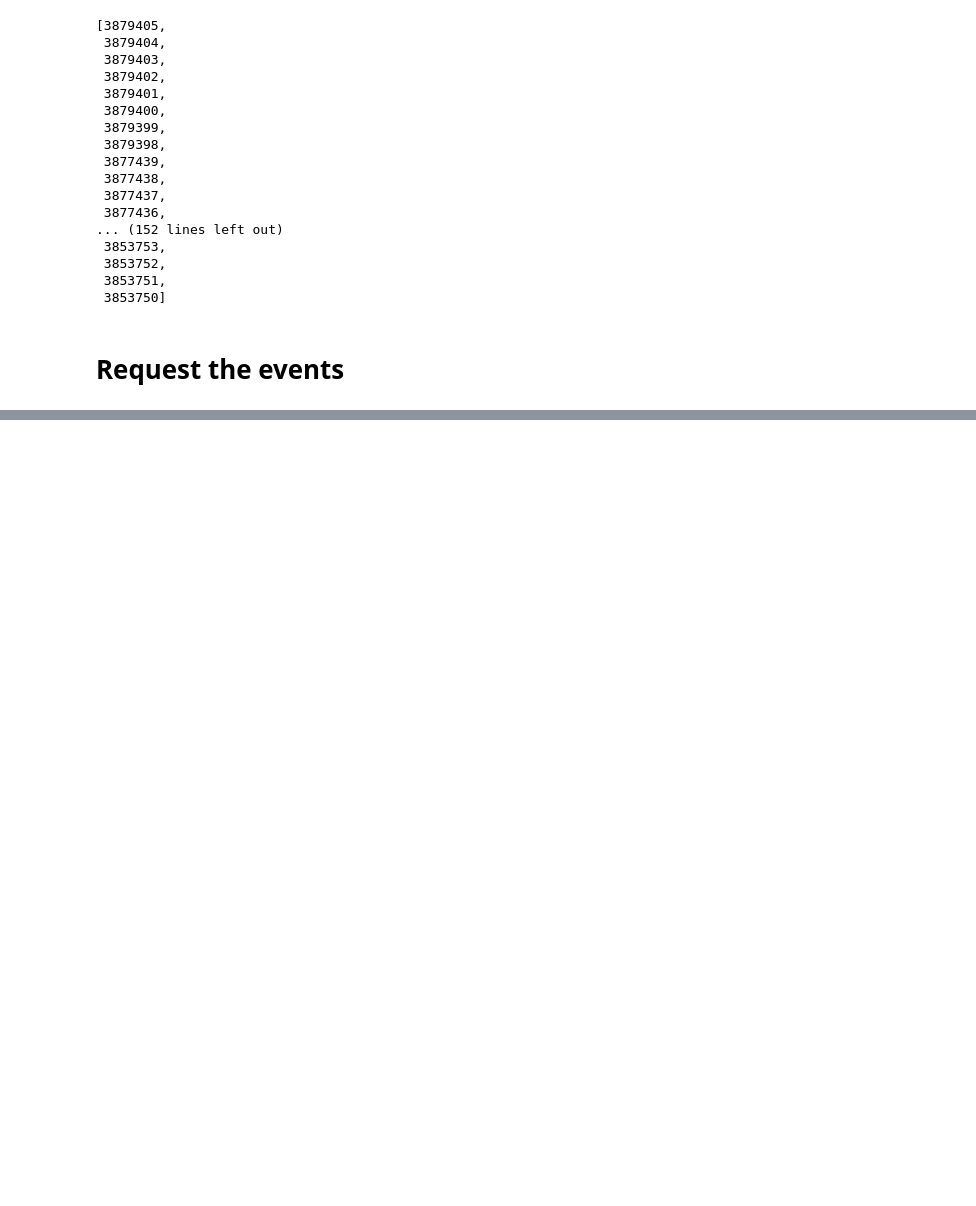
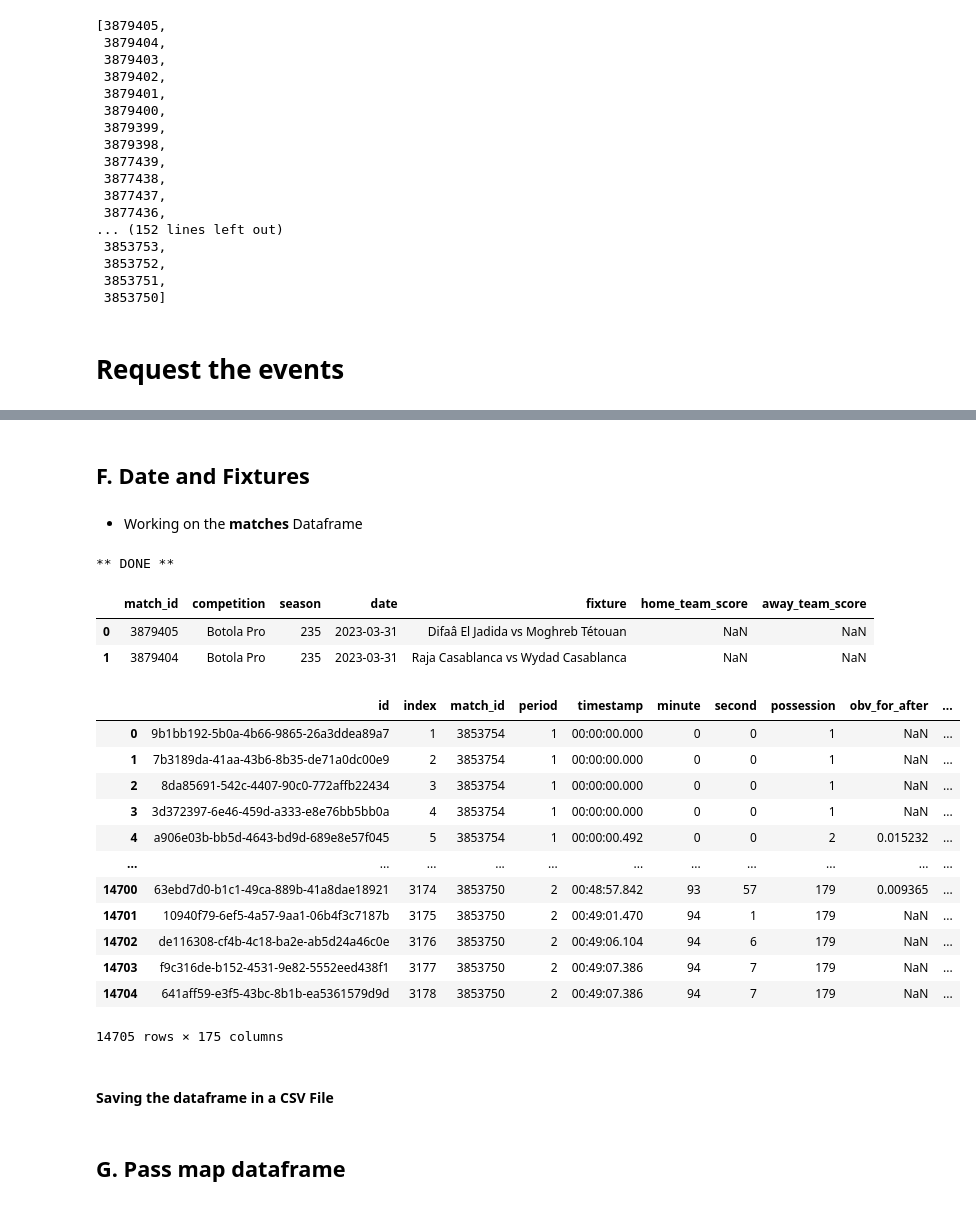
Before and after one commit to chikoungoun/Football, a Jupyter notebook: StatsBomb/API/API Link - All events.ipynb, the cells around one changed output, grey strips where cells are left out. Drawn from its saved outputs; the diff is of its cells as text; code cells hidden in the pictures; blank space fills up the shorter version.

```diff
--- a/StatsBomb/API/API Link - All events.ipynb
+++ b/StatsBomb/API/API Link - All events.ipynb
@@ -184,0 +374,9 @@ pd.concat(all_events)
+# %%
+# Spliting the x locations into different zones
+df['zones']=0
+df.loc[ (df['location'].str[0]<=20) ,'zones']= 1
+df.loc[ (df['location'].str[0]>20) & (df['location'].str[0]<=40),'zones']= 2
+df.loc[ (df['location'].str[0]>40) & (df['location'].str[0]<=60),'zones']= 3
+df.loc[ (df['location'].str[0]>60) & (df['location'].str[0]<=80),'zones']= 4
+df.loc[ (df['location'].str[0]>80) & (df['location'].str[0]<=100),'zones']= 5
+df.loc[ (df['location'].str[0]>100) & (df['location'].str[0]<=120),'zones']= 6
@@ -184,0 +394,61 @@ pd.concat(all_events)
+# %% [markdown]
+## F. Date and Fixtures
+# %% [markdown]
+* Working on the **matches** Dataframe
+# %%
+# list of fixtures
+fix = []
+for i,row in matches.iterrows():
+    #print(row['match_id'])
+    #print(row['competition']['competition_name'])
+    #print(row['season']['season_name'])
+    #print(row['match_date'])
+    #print(row['home_team']['home_team_name']+" vs "+row['away_team']['away_team_name'])
+    #print(row['home_score'])
+    #print(row['away_score'])
+
+
+    r1 = row['match_id']
+    r2 = row['competition']['competition_name']
+    r3 = row['season']['season_id']
+    r4 = row['match_date']
+    r5 = row['home_team']['home_team_name']+" vs "+row['away_team']['away_team_name']
+    r6 = row['home_score']
+    r7 = row['away_score']
+
+    t = (r1,r2,r3,r4,r5,r6,r7)
+    fix.append(t)
+
+
+    #print('******')
+print('\n\n** DONE **')
+# %% [output]
+** DONE **
+# %%
+fixtures = pd.DataFrame(fix,columns=['match_id','competition','season','date','fixture','home_team_score','away_team_score'])
+# %%
+fixtures.head(2)
+# %% [output]
+|  | match_id | competition | season | date | fixture | home_team_score | away_team_score |
+| 0 | 3879405 | Botola Pro | 235 | 2023-03-31 | Difaâ El Jadida vs Moghreb Tétouan | NaN | NaN |
+| 1 | 3879404 | Botola Pro | 235 | 2023-03-31 | Raja Casablanca vs Wydad Casablanca | NaN | NaN |
+# %%
+df = df.merge(fixtures,how='left',on='match_id')
+# %%
+df
+# %% [output]
+|  | id | index | match_id | period | timestamp | minute | second | possession | obv_for_after | ... |
+| 0 | 9b1bb192-5b0a-4b66-9865-26a3ddea89a7 | 1 | 3853754 | 1 | 00:00:00.000 | 0 | 0 | 1 | NaN | ... |
+| 1 | 7b3189da-41aa-43b6-8b35-de71a0dc00e9 | 2 | 3853754 | 1 | 00:00:00.000 | 0 | 0 | 1 | NaN | ... |
+| 2 | 8da85691-542c-4407-90c0-772affb22434 | 3 | 3853754 | 1 | 00:00:00.000 | 0 | 0 | 1 | NaN | ... |
+| 3 | 3d372397-6e46-459d-a333-e8e76bb5bb0a | 4 | 3853754 | 1 | 00:00:00.000 | 0 | 0 | 1 | NaN | ... |
+| 4 | a906e03b-bb5d-4643-bd9d-689e8e57f045 | 5 | 3853754 | 1 | 00:00:00.492 | 0 | 0 | 2 | 0.015232 | ... |
+| ... | ... | ... | ... | ... | ... | ... | ... | ... | ... | ... |
+| 14700 | 63ebd7d0-b1c1-49ca-889b-41a8dae18921 | 3174 | 3853750 | 2 | 00:48:57.842 | 93 | 57 | 179 | 0.009365 | ... |
+| 14701 | 10940f79-6ef5-4a57-9aa1-06b4f3c7187b | 3175 | 3853750 | 2 | 00:49:01.470 | 94 | 1 | 179 | NaN | ... |
+| 14702 | de116308-cf4b-4c18-ba2e-ab5d24a46c0e | 3176 | 3853750 | 2 | 00:49:06.104 | 94 | 6 | 179 | NaN | ... |
+| 14703 | f9c316de-b152-4531-9e82-5552eed438f1 | 3177 | 3853750 | 2 | 00:49:07.386 | 94 | 7 | 179 | NaN | ... |
+| 14704 | 641aff59-e3f5-43bc-8b1b-ea5361579d9d | 3178 | 3853750 | 2 | 00:49:07.386 | 94 | 7 | 179 | NaN | ... |
+14705 rows × 175 columns
+# %% [markdown]
+#### Saving the dataframe in a CSV File
@@ -184,0 +457,2 @@ pd.concat(all_events)
+# %% [markdown]
+## G. Pass map dataframe
```
Also changed, not shown: parts of 98 cells of this notebook.
